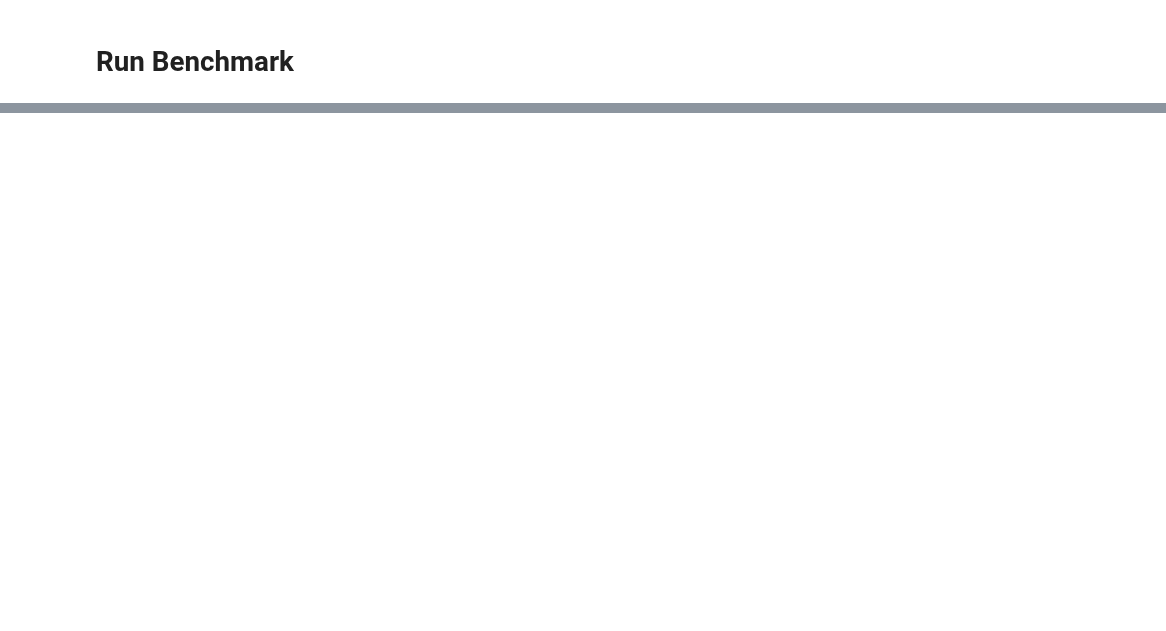
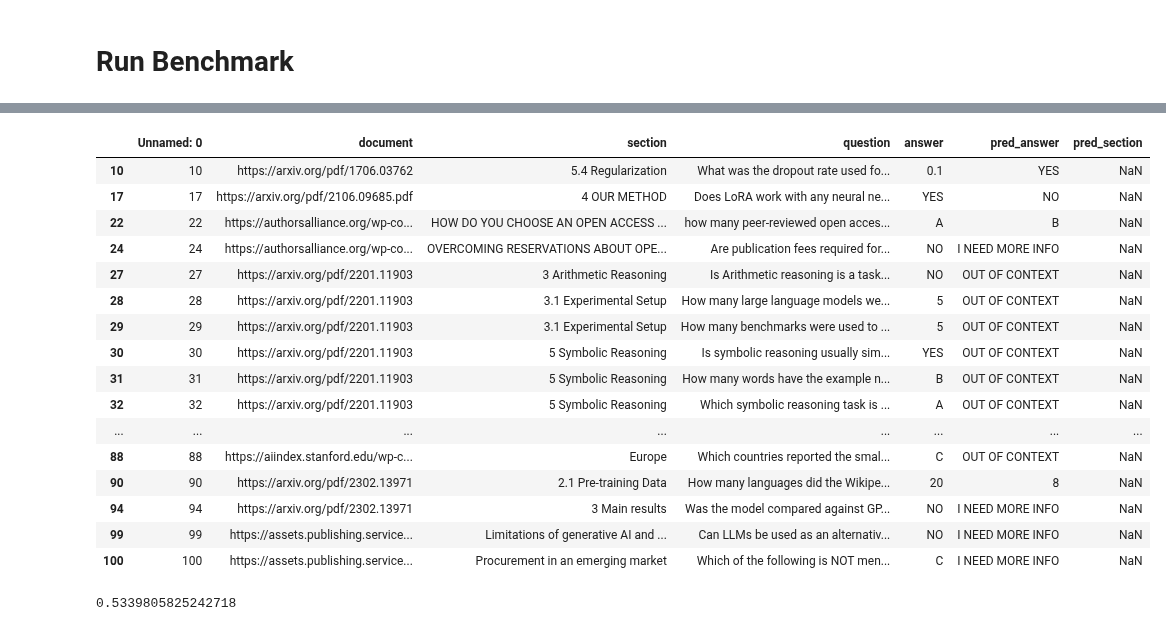
Before and after one commit to mozilla-ai/structured-qa, a Jupyter notebook: benchmark/qwen_2_5_7B_full_context.ipynb, the cells around one changed output, grey strips where cells are left out. Drawn from its saved outputs; the diff is of its cells as text; code cells hidden in the pictures; blank space fills up the shorter version.

Commit message:
Update qwen_full_context

```diff
--- a/benchmark/qwen_2_5_7B_full_context.ipynb
+++ b/benchmark/qwen_2_5_7B_full_context.ipynb
@@ -20,6 +53,17 @@ import os
 os.environ["LOGURU_LEVEL"] = "INFO"
 # %%
 from loguru import logger
+# %%
+import PyPDF2
+
+
+def load_pdf(pdf_file: str) -> str | None:
+    try:
+        pdf_reader = PyPDF2.PdfReader(pdf_file)
+        return "\n".join(page.extract_text() for page in pdf_reader.pages)
+    except Exception as e:
+        logger.exception(e)
+        return None
 # %% [markdown]
 ## Function to Process a single Document
 # %%
@@ -59,7 +103,7 @@ def process_document(
             {
                 "role": "system",
                 "content": ANSWER_WITH_TYPE_PROMPT.format(
-                    CURRENT_INFO=Path(document_file).read_text()
+                    CURRENT_INFO=load_pdf(document_file)
                 ),
             },
             {"role": "user", "content": question},
@@ -113,6 +181,31 @@ data.to_csv("results.csv")
 # %%
 results = pd.read_csv("results.csv")
+for index, result in results.iterrows():
+    if result["pred_answer"].startswith(
+        (f"-{result['answer']}", f"{result['answer']}")
+    ):
+        results.loc[index, "pred_answer"] = result["answer"]
 results.loc[results["answer"] != results["pred_answer"]]
+# %% [output]
+|  | Unnamed: 0 | document | section | question | answer | pred_answer | pred_section |
+| 10 | 10 | https://arxiv.org/pdf/1706.03762 | 5.4 Regularization | What was the dropout rate used fo... | 0.1 | YES | NaN |
+| 17 | 17 | https://arxiv.org/pdf/2106.09685.pdf | 4 OUR METHOD | Does LoRA work with any neural ne... | YES | NO | NaN |
+| 22 | 22 | https://authorsalliance.org/wp-co... | HOW DO YOU CHOOSE AN OPEN ACCESS ... | how many peer-reviewed open acces... | A | B | NaN |
+| 24 | 24 | https://authorsalliance.org/wp-co... | OVERCOMING RESERVATIONS ABOUT OPE... | Are publication fees required for... | NO | I NEED MORE INFO | NaN |
+| 27 | 27 | https://arxiv.org/pdf/2201.11903 | 3 Arithmetic Reasoning | Is Arithmetic reasoning is a task... | NO | OUT OF CONTEXT | NaN |
+| 28 | 28 | https://arxiv.org/pdf/2201.11903 | 3.1 Experimental Setup | How many large language models we... | 5 | OUT OF CONTEXT | NaN |
+| 29 | 29 | https://arxiv.org/pdf/2201.11903 | 3.1 Experimental Setup | How many benchmarks were used to ... | 5 | OUT OF CONTEXT | NaN |
+| 30 | 30 | https://arxiv.org/pdf/2201.11903 | 5 Symbolic Reasoning | Is symbolic reasoning usually sim... | YES | OUT OF CONTEXT | NaN |
+| 31 | 31 | https://arxiv.org/pdf/2201.11903 | 5 Symbolic Reasoning | How many words have the example n... | B | OUT OF CONTEXT | NaN |
+| 32 | 32 | https://arxiv.org/pdf/2201.11903 | 5 Symbolic Reasoning | Which symbolic reasoning task is ... | A | OUT OF CONTEXT | NaN |
+| ... | ... | ... | ... | ... | ... | ... | ... |
+| 88 | 88 | https://aiindex.stanford.edu/wp-c... | Europe | Which countries reported the smal... | C | OUT OF CONTEXT | NaN |
+| 90 | 90 | https://arxiv.org/pdf/2302.13971 | 2.1 Pre-training Data | How many languages did the Wikipe... | 20 | 8 | NaN |
+| 94 | 94 | https://arxiv.org/pdf/2302.13971 | 3 Main results | Was the model compared against GP... | NO | I NEED MORE INFO | NaN |
+| 99 | 99 | https://assets.publishing.service... | Limitations of generative AI and ... | Can LLMs be used as an alternativ... | NO | I NEED MORE INFO | NaN |
+| 100 | 100 | https://assets.publishing.service... | Procurement in an emerging market | Which of the following is NOT men... | C | I NEED MORE INFO | NaN |
 # %%
 accuracy = sum(results["answer"] == results["pred_answer"]) / len(results)
 accuracy
+# %% [output]
+0.5339805825242718
```
Also changed, not shown: parts of 5 cells of this notebook.
